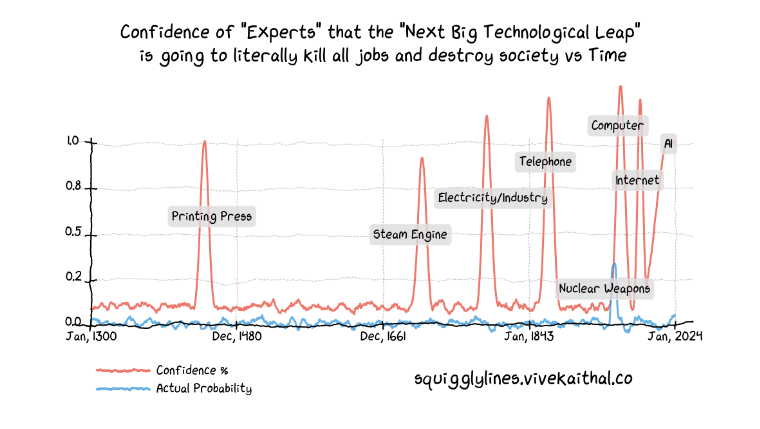
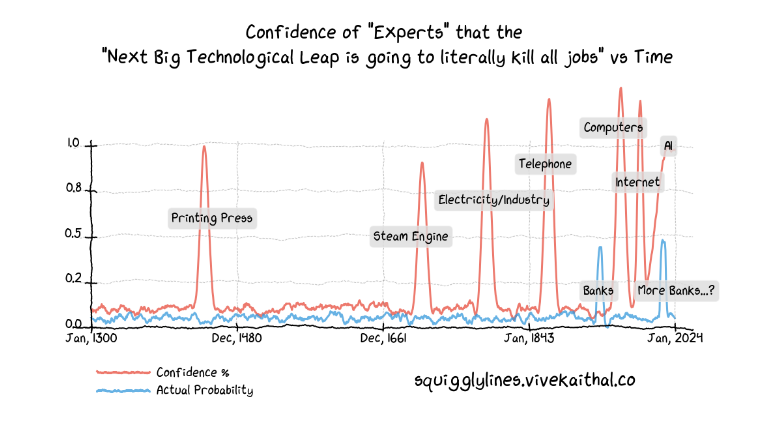
Before and after one commit to nuwandavek/squigglylines, a Jupyter notebook: examples/Xrisk.ipynb, the cells around one changed output. Saved outputs shown, nothing was run; the diff lists cells and outputs as text; code cells hidden in the pictures.

```diff
--- a/examples/Xrisk.ipynb
+++ b/examples/Xrisk.ipynb
@@ -56,7 +56,7 @@ lines.append({
         [[], [], [datetime(1650,1,1), .5], "Steam Engine"],
         [[], [], [datetime(1730,1,1), .7], "Electricity/Industry"],
         [[], [], [datetime(1830,1,1), .9], "Telephone"],
-        [[], [], [datetime(1920,1,1), 1.1], "Computer"],
+        [[], [], [datetime(1910,1,1), 1.1], "Computers"],
         [[], [], [datetime(1950,1,1), .8], "Internet"],
         [[], [], [datetime(2010,1,1), 1], "AI"],
     ],
@@ -67,34 +67,39 @@ lines.append({
 lines.append({
     "statement": 'Actual Probability',
     "xy": np.array(
-        [[datetime(1300,1,1), .01],
+        [[datetime(1300,1,1), .05],
 
-         # nuclear weapons
-         [datetime(1945,1,1), .01],
-         [datetime(1947,1,1), 1.0],
-         [datetime(1950,1,1), .01],
+         # banks?
+         [datetime(1928,1,1), .05],
+         [datetime(1929,1,1), 1.0],
+         [datetime(1934,1,1), .05],
+         # banks?
+         [datetime(2007,1,1), .05],
+         [datetime(2008,1,1), 1.6],
+         [datetime(2011,1,1), .05],
 
-        [datetime(2023,3,20), .01]]
+        [datetime(2023,3,20), .05]]
     ),
     "annotations": [
-        [[], [], [datetime(1880,1,1), .2], "Nuclear Weapons"],
+        [[], [], [datetime(1910,1,1), .2], "Banks"],
+        [[], [], [datetime(1978,1,1), .2], "More Banks...?"],
     ],
     "color": "#3498db"
 })
 # %%
 squigglyplot = SquigglyPlot(figsize=(15, 10))
 for line in lines:
     squigglyplot.draw_line(list(line['xy'][:,0]), list(line['xy'][:,1]), noise_strength=0.05, autocorr_perc=1,
                        c=line['color'], label=line['statement'])
     for anno in line['annotations']:
         squigglyplot.draw_annotations(*anno, noise_strength=0.01)
 
 
 
 squigglyplot.draw_grid([datetime(1300, 1, 1), datetime(2024,1,1)], [0, 1], legend=True)
-squigglyplot.draw_title('''Confidence of "Experts" that the "Next Big Technological Leap"
-is going to literally kill all jobs and destroy society vs Time''')
+squigglyplot.draw_title('''Confidence of "Experts" that the
+"Next Big Technological Leap is going to literally kill all jobs" vs Time''')
 squigglyplot.draw_annotations([], [], [datetime(1700,7,20), -.3], 'squigglylines.vivekaithal.co',
                               textbg=False, fontsize=30)
 # %% [output]
-[figure, old version]
+[figure, new version]
```
